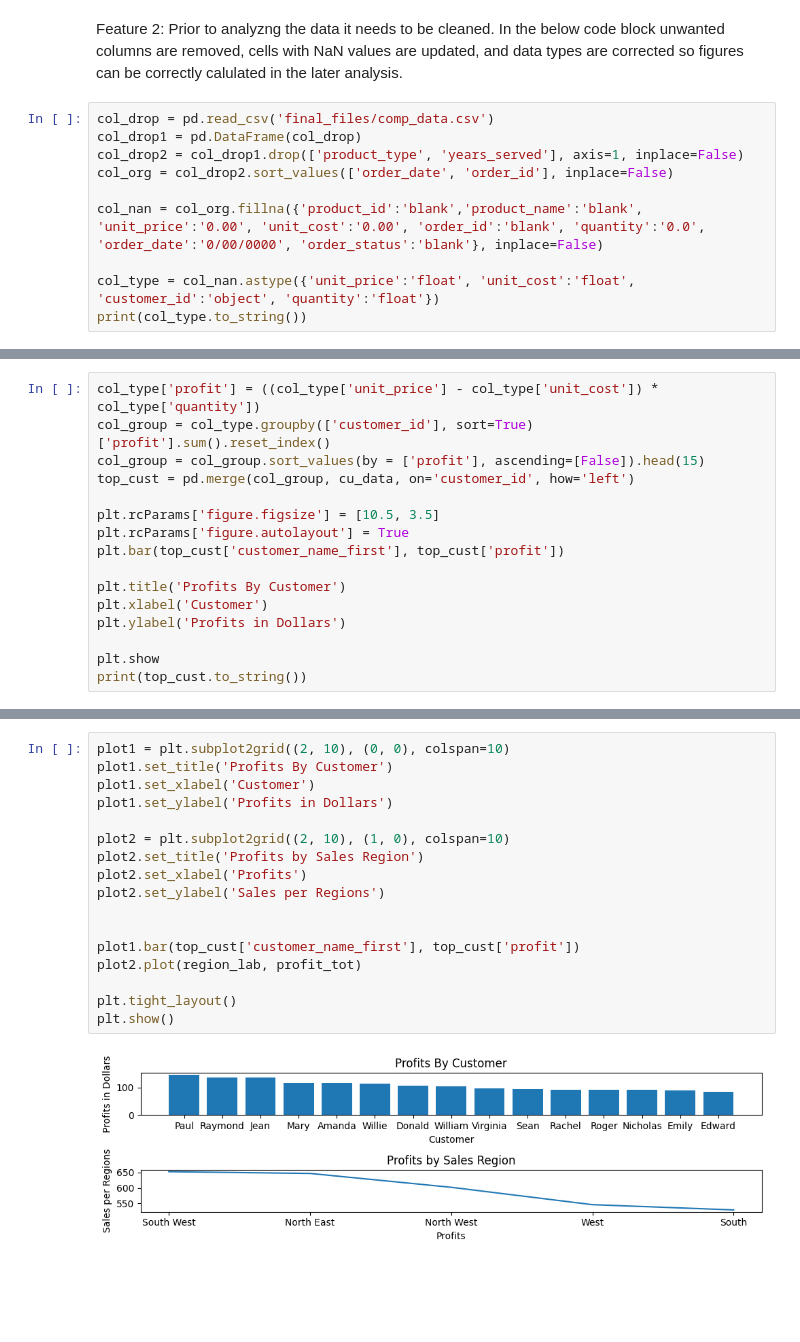
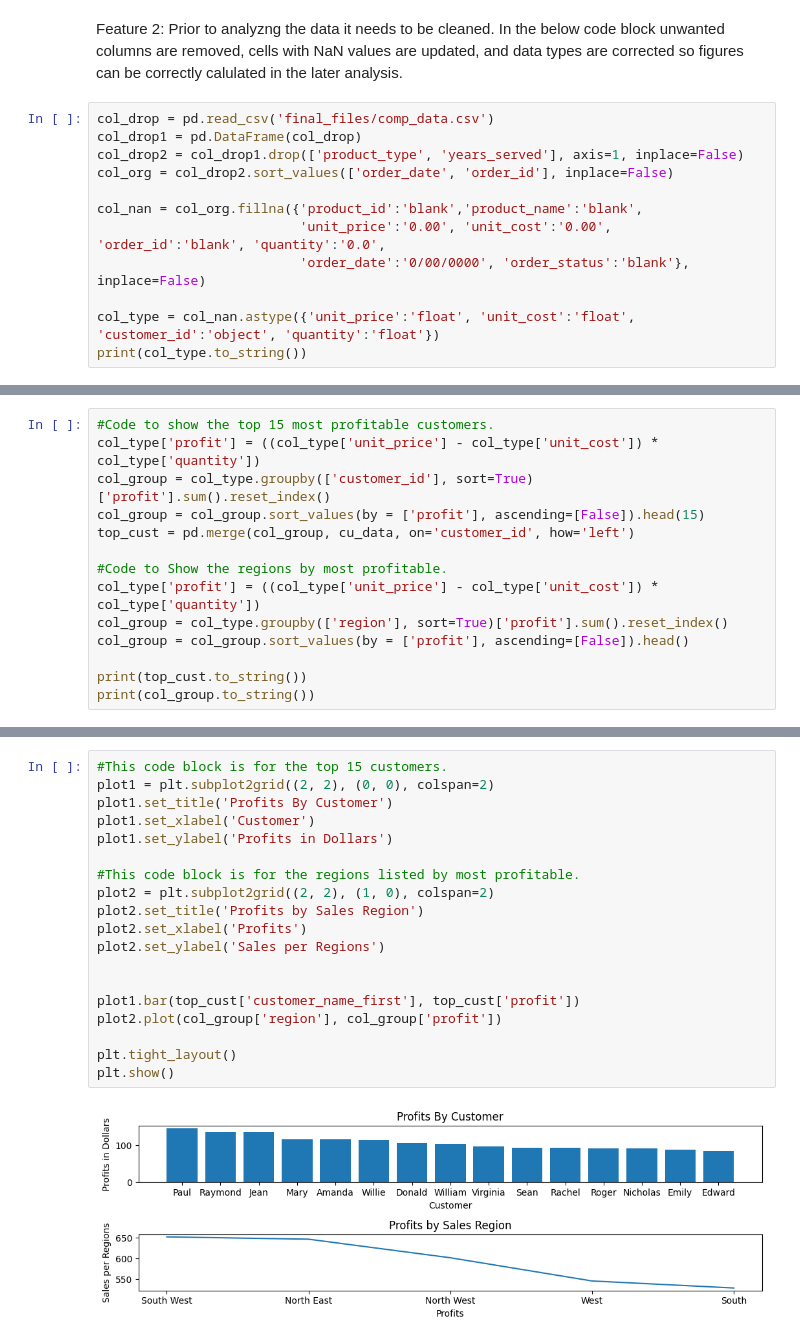
Before and after one commit to AdamTurner84/data_1_checks, a Jupyter notebook: fruit_veg_final.ipynb, the cells around one changed output, grey strips where cells are left out. Saved outputs shown, nothing was run; the diff lists cells and outputs as text; blank space fills up the shorter version.

Commit message:
Combined Top Customers and Top regions into data views and graph views.

```diff
--- a/fruit_veg_final.ipynb
+++ b/fruit_veg_final.ipynb
@@ -28,7 +28,9 @@ col_drop1 = pd.DataFrame(col_drop)
 col_drop2 = col_drop1.drop(['product_type', 'years_served'], axis=1, inplace=False)
 col_org = col_drop2.sort_values(['order_date', 'order_id'], inplace=False)
 
-col_nan = col_org.fillna({'product_id':'blank','product_name':'blank', 'unit_price':'0.00', 'unit_cost':'0.00', 'order_id':'blank', 'quantity':'0.0', 'order_date':'0/00/0000', 'order_status':'blank'}, inplace=False)
+col_nan = col_org.fillna({'product_id':'blank','product_name':'blank',
+                          'unit_price':'0.00', 'unit_cost':'0.00', 'order_id':'blank', 'quantity':'0.0',
+                          'order_date':'0/00/0000', 'order_status':'blank'}, inplace=False)
 
 col_type = col_nan.astype({'unit_price':'float', 'unit_cost':'float', 'customer_id':'object', 'quantity':'float'})
 print(col_type.to_string())
@@ -37,16 +57,14 @@ Feature 3: The customer wants to know the top 15 customers by the profit. The co
 # %%
+#Code to show the top 15 most profitable customers.
 col_type['profit'] = ((col_type['unit_price'] - col_type['unit_cost']) * col_type['quantity'])
 col_group = col_type.groupby(['customer_id'], sort=True)['profit'].sum().reset_index()
 col_group = col_group.sort_values(by = ['profit'], ascending=[False]).head(15)
 top_cust = pd.merge(col_group, cu_data, on='customer_id', how='left')
 
-plt.rcParams['figure.figsize'] = [10.5, 3.5]
-plt.rcParams['figure.autolayout'] = True
-plt.bar(top_cust['customer_name_first'], top_cust['profit'])
+#Code to Show the regions by most profitable.
+col_type['profit'] = ((col_type['unit_price'] - col_type['unit_cost']) * col_type['quantity'])
+col_group = col_type.groupby(['region'], sort=True)['profit'].sum().reset_index()
+col_group = col_group.sort_values(by = ['profit'], ascending=[False]).head()
 
-plt.title('Profits By Customer')
-plt.xlabel('Customer')
-plt.ylabel('Profits in Dollars')
-
-plt.show
 print(top_cust.to_string())
+print(col_group.to_string())
@@ -72,19 +91,21 @@ plt.show
 # %%
-plot1 = plt.subplot2grid((2, 10), (0, 0), colspan=10)
+#This code block is for the top 15 customers.
+plot1 = plt.subplot2grid((2, 2), (0, 0), colspan=2)
 plot1.set_title('Profits By Customer')
 plot1.set_xlabel('Customer')
 plot1.set_ylabel('Profits in Dollars')
 
-plot2 = plt.subplot2grid((2, 10), (1, 0), colspan=10)
+#This code block is for the regions listed by most profitable.
+plot2 = plt.subplot2grid((2, 2), (1, 0), colspan=2)
 plot2.set_title('Profits by Sales Region')
 plot2.set_xlabel('Profits')
 plot2.set_ylabel('Sales per Regions')
 
 
 plot1.bar(top_cust['customer_name_first'], top_cust['profit'])
-plot2.plot(region_lab, profit_tot)
+plot2.plot(col_group['region'], col_group['profit'])
 
 plt.tight_layout()
 plt.show()
 # %% [output]
-[figure, old version]
+[figure, new version]
```
Also changed, not shown: parts of 6 cells of this notebook.
